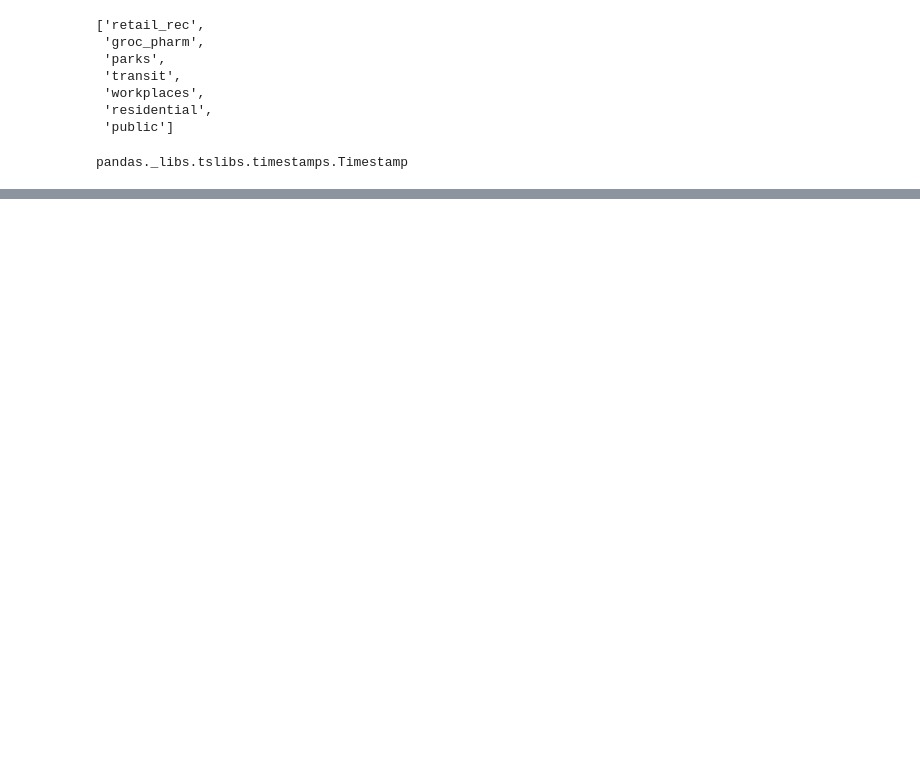
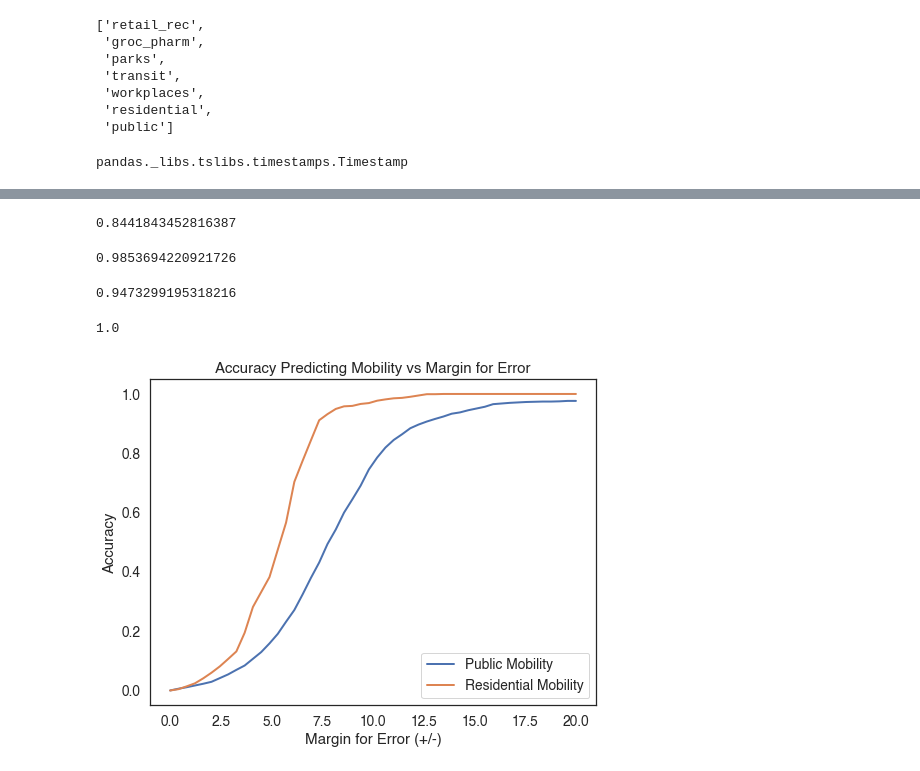
Before and after one commit to swethapola/w207_finalproject, a Jupyter notebook: notebooks/model.ipynb, the cells around one changed output, grey strips where cells are left out. Saved outputs shown, nothing was run; the diff lists cells and outputs as text; code cells hidden in the pictures; blank space fills up the shorter version.

Commit message:
model complete

```diff
--- a/notebooks/model.ipynb
+++ b/notebooks/model.ipynb
@@ -275,0 +189,4 @@ get_accuracy(y_public_pred, y_public_test, margin=5)
+# %%
+final_df['is_weekend'] = final_df['date'].dt.dayofweek >= 5
+final_df['is_weekend'] = final_df['is_weekend'].astype(int)
+final_df.head(2)
@@ -275,0 +206,22 @@ get_accuracy(y_public_pred, y_public_test, margin=5)
+# %%
+def accuracy_for_specific_features(df, features, mobility_type='public', margin=5):
+
+    before_mid_june, mid_june_onwards = split_df_by_date(df)
+
+    X_train, X_test, y_train, y_test = get_X_y_train_test(before_mid_june, mid_june_onwards, features, mobility=mobility_type)
+
+    ### Build the linear model
+
+    lm = linear_model.LinearRegression()
+    lm.fit(X_train, y_train)
+
+    y_pred = lm.predict(X_test)
+
+#     residuals = y_pred - y_test
+#     plt.scatter(y_pred, residuals)
+#     plt.show()
+
+    return get_accuracy(y_pred, y_test, margin)
+# %%
+features = list(final_df.columns)[-29:]
+features
@@ -275,0 +246,32 @@ get_accuracy(y_public_pred, y_public_test, margin=5)
+# %%
+accuracy_for_specific_features(final_df, features, mobility_type='public', margin=11)
+# %% [output]
+0.8441843452816387
+# %%
+accuracy_for_specific_features(final_df, features, mobility_type='residential', margin=11)
+# %% [output]
+0.9853694220921726
+# %%
+accuracy_for_specific_features(final_df, features, mobility_type='public', margin=15)
+# %% [output]
+0.9473299195318216
+# %%
+accuracy_for_specific_features(final_df, features, mobility_type='residential', margin=15)
+# %% [output]
+1.0
+# %%
+margins = np.linspace(start=0, stop=20)
+accuracies_public = np.array([accuracy_for_specific_features(final_df, features, mobility_type='public', margin=m) for m in margins])
+accuracies_residential = np.array([accuracy_for_specific_features(final_df, features, mobility_type='residential', margin=m) for m in margins])
+# %%
+plt.figure(figsize=(8, 6))
+sn.set(font_scale=1.25, style='white', font='Helvetica')
+sn.lineplot(x=margins, y=accuracies_public, linewidth=2)
+sn.lineplot(x=margins, y=accuracies_residential, linewidth=2)
+plt.title('Accuracy Predicting Mobility vs Margin for Error')
+plt.xlabel('Margin for Error (+/-)')
+plt.ylabel('Accuracy')
+plt.legend(['Public Mobility', 'Residential Mobility'])
+plt.show()
+# %% [output]
+[figure, added]
```
Also changed, not shown: parts of 50 cells of this notebook.
